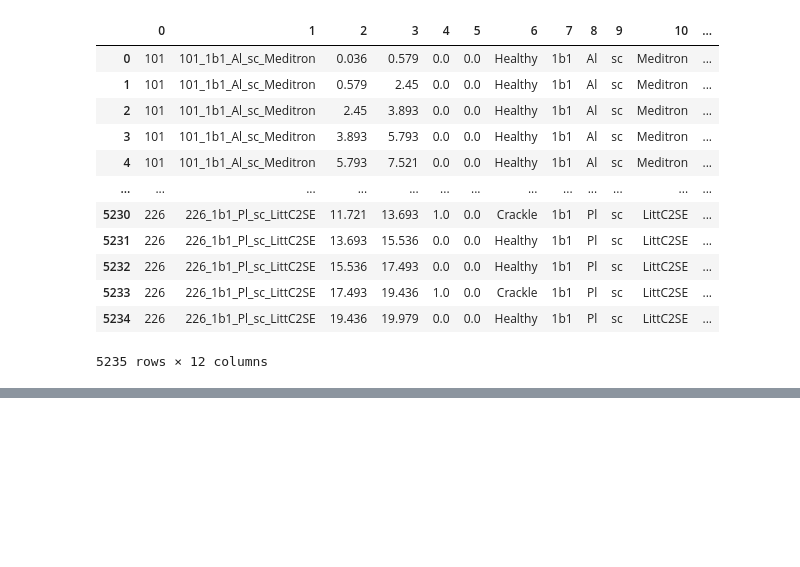
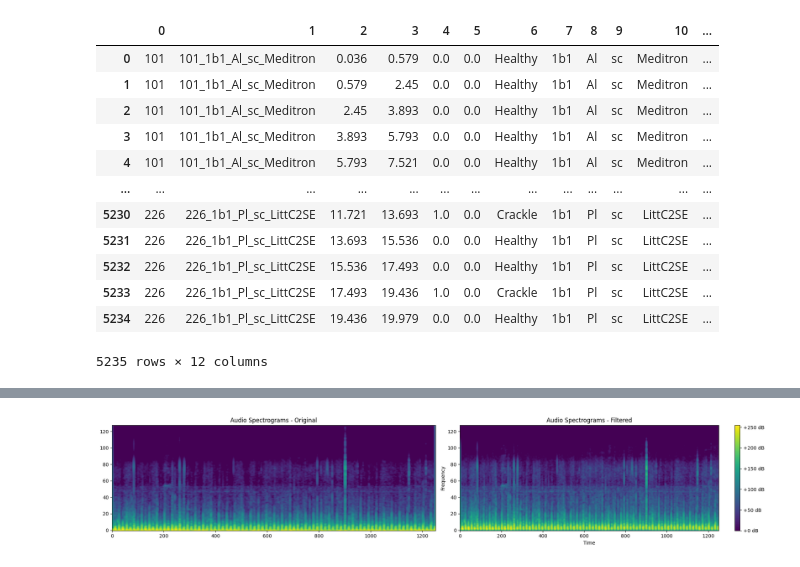
Before and after one commit to JGaldeano12/respiratory-disease-detection-audio-dl, a Jupyter notebook: src/notebooks/Testing.ipynb, the cells around one changed output, grey strips where cells are left out. Saved outputs shown, nothing was run; the diff lists cells and outputs as text; code cells hidden in the pictures; blank space fills up the shorter version.

```diff
--- a/src/notebooks/Testing.ipynb
+++ b/src/notebooks/Testing.ipynb
@@ -32,0 +97,34 @@ df
+# %%
+import cv2
+
+def get_spectrogram(signal, sr):
+    # Generate the Mel Spectrogram for the audio segment:
+    spectrogram = librosa.feature.melspectrogram(y = signal, sr=sr, n_fft=2048, hop_length=128, n_mels=128)
+    spectrogram = librosa.power_to_db(spectrogram, ref=np.max)
+    mean = np.mean(spectrogram)
+    std = np.std(spectrogram) + 1e-6
+    spectrogram = (spectrogram - mean) / std
+    spectrogram = np.expand_dims(spectrogram, axis=-1)
+    img = cv2.normalize(spectrogram, None, 0, 255, cv2.NORM_MINMAX).astype(np.uint8)
+    if img.ndim == 3 and img.shape[-1] == 1: img = img.squeeze(-1)
+    return img
+
+def plot_spectrogram(original_audio, filtered_audio, sr, title):
+    img1 = get_spectrogram(original_audio, sr)
+    img2 = get_spectrogram(filtered_audio, sr)
+    plt.figure(figsize=(20, 4))
+    plt.subplot(1, 2, 1)
+    plt.imshow(img1, aspect='auto', origin='lower', cmap='viridis')
+    plt.title(f'{title} - Original')
+    plt.subplot(1, 2, 2)
+    plt.imshow(img2, aspect='auto', origin='lower', cmap='viridis')
+    plt.title(f'{title} - Filtered')
+    plt.colorbar(format='%+2.0f dB')
+    plt.xlabel('Time')
+    plt.ylabel('Frequency')
+    plt.tight_layout()
+    plt.show()
+
+plot_spectrogram(audio, filtered_audio, sr, "Audio Spectrograms")
+# %% [output]
+[figure, added]
```
Also changed, not shown: parts of 6 cells of this notebook, 17 other files.
